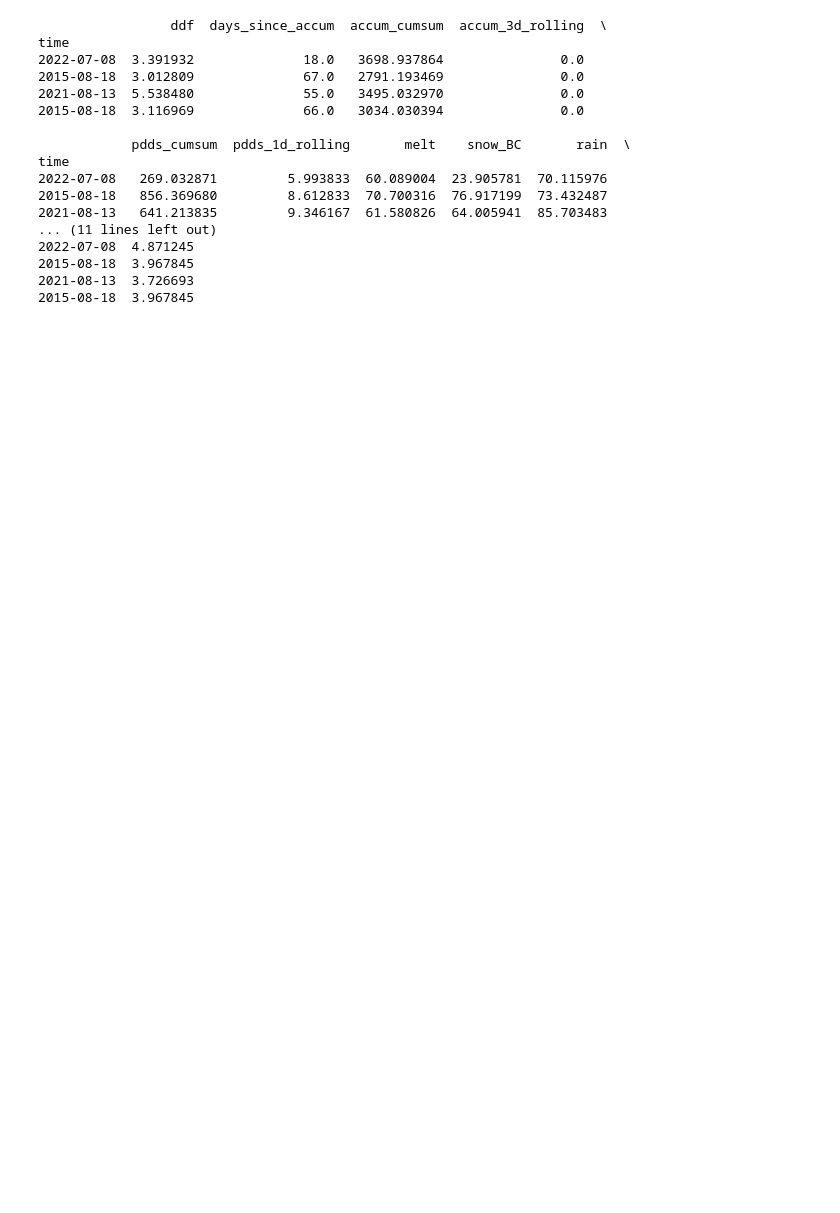
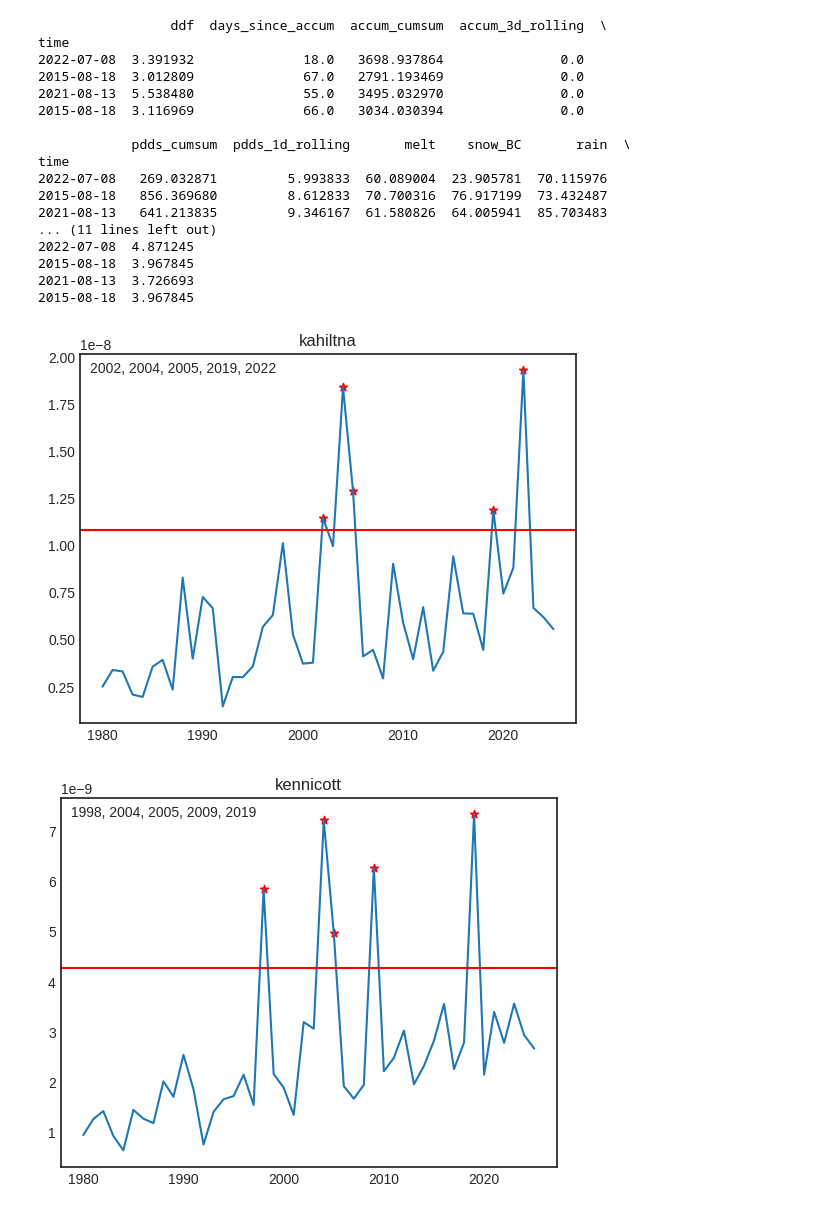
Before and after one commit to clairevwilson/PEBSI, a Jupyter notebook: project/explore.ipynb, the cells around one changed output. Cells and saved outputs as stored; diff of their text form; code cells hidden in the pictures; blank space fills up the shorter version.

```diff
--- a/project/explore.ipynb
+++ b/project/explore.ipynb
@@ -575,24 +524,33 @@ for var in ['wind','temp','rh']:
     plt.title(var)
     plt.show()
 # %%
-ds = xr.open_dataset('../climate_data/MERRA2/BCDP002/MERRA2_BCDP002_gulkana_alltime.nc')
-ds2 = xr.open_dataset('../climate_data/MERRA2/BCWT002/MERRA2_BCWT002_gulkana_alltime.nc')
-ds['BCDP002'] = ds['BCDP002'] + ds2['BCWT002']
-# define time variables
-months = ds['time'].dt.month
-days = ds['time'].dt.day
-# create time mask from apr 1 to sep 30 (inclusive)
-mask = ((months > 3) & (months < 10))
-ds_season = ds.where(mask, drop=True)
-annual_sums = ds_season.groupby('time.year').sum()
-plt.plot(annual_sums.year, annual_sums['BCDP002'].values)
-plt.axhline(np.quantile(annual_sums['BCDP002'].values, 0.90), c='r')
+for glacier in site_dict:
+    coords = coord_dict[glacier]
+    ds = xr.open_dataset(base_fp + f'../../climate_data/MERRA2/{coords}/BCDP002_{coords}.nc')
+    ds2 = xr.open_dataset(base_fp + f'../../climate_data/MERRA2/{coords}/BCWT002_{coords}.nc')
+    ds['BCDP002'] = ds['BCDP002'] + ds2['BCWT002']
+    # define time variables
+    months = ds['time'].dt.month
+    days = ds['time'].dt.day
+    # create time mask from apr 1 to sep 30 (inclusive)
+    mask = ((months > 3) & (months < 10))
+    ds_season = ds.where(mask, drop=True)
+    annual_sums = ds_season.groupby('time.year').sum()
+    fig, ax = plt.subplots()
+    ax.plot(annual_sums.year, annual_sums['BCDP002'].values)
+    ax.axhline(np.quantile(annual_sums['BCDP002'].values, 0.90), c='r')
 
-threshold = np.quantile(annual_sums['BCDP002'].values, 0.90)
-base_idx = np.where(annual_sums['BCDP002'].values <= threshold)[0]
-fire_idx = np.where(annual_sums['BCDP002'].values > threshold)[0]
-plt.scatter(annual_sums.year.values[fire_idx], annual_sums['BCDP002'].values[fire_idx], color='red', marker='*')
-plt.show()
+    threshold = np.quantile(annual_sums['BCDP002'].values, 0.90)
+    base_idx = np.where(annual_sums['BCDP002'].values <= threshold)[0]
+    fire_idx = np.where(annual_sums['BCDP002'].values > threshold)[0]
 
-fire_years = annual_sums.year.values[fire_idx]
-base_years = annual_sums.year.values[base_idx]
+    fire_years = annual_sums.year.values[fire_idx]
+    base_years = annual_sums.year.values[base_idx]
+
+    ax.set_title(glacier)
+    ax.scatter(annual_sums.year.values[fire_idx], annual_sums['BCDP002'].values[fire_idx], color='red', marker='*')
+    ax.text(0.02, 0.95, ', '.join(fire_years.astype(str)), transform=ax.transAxes)
+    plt.show()
+# %% [output]
+[figure, added]
+[figure, added]
```
Also changed, not shown: parts of 14 cells of this notebook, 4 other files.
